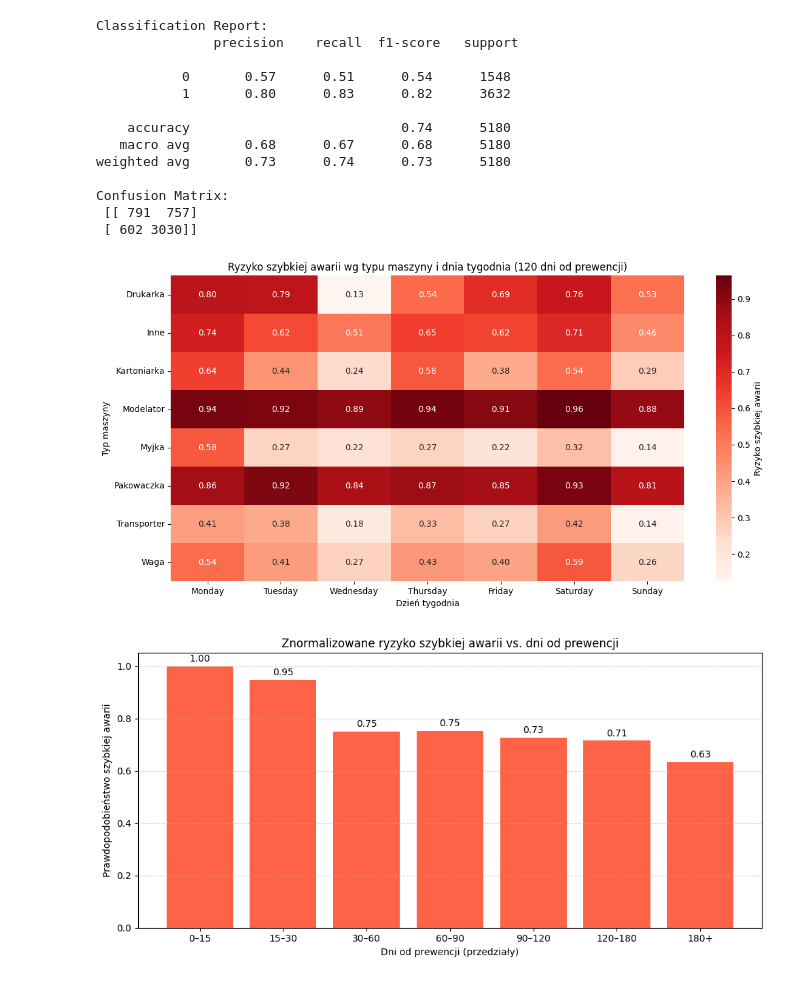
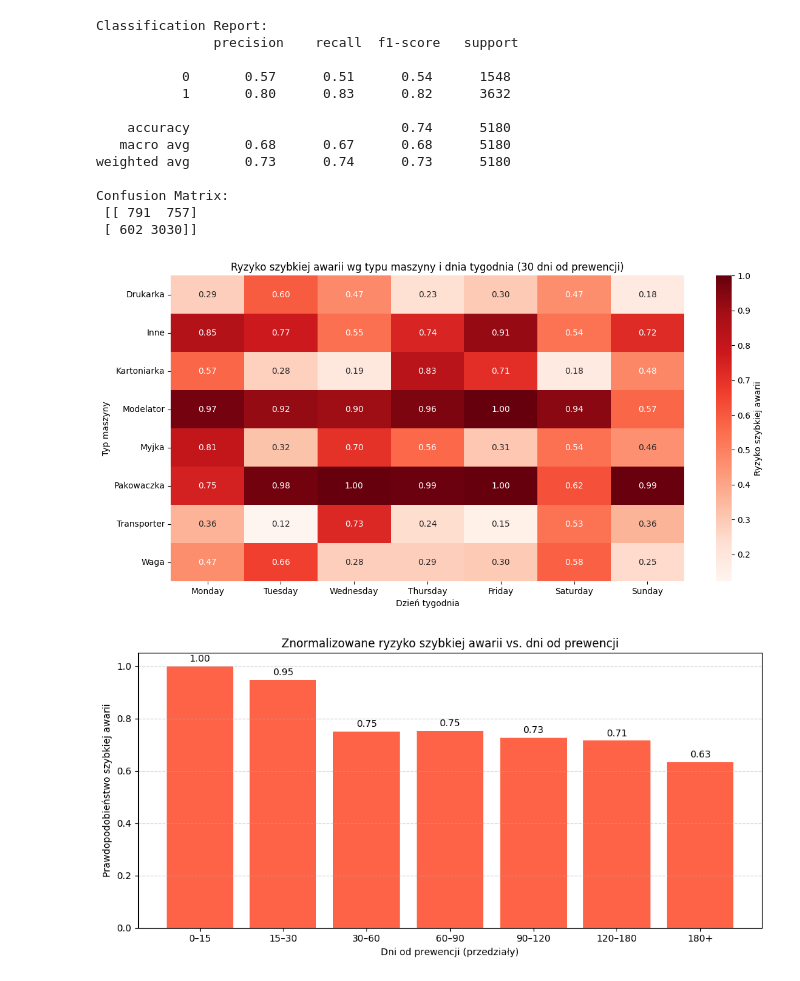
Before and after one commit to klaudiaban/ferrero, a Jupyter notebook: sapmaintance_preventive.ipynb, the cells around one changed output. Drawn from its saved outputs; the diff is of its cells as text; code cells hidden in the pictures.

```diff
--- a/sapmaintance_preventive.ipynb
+++ b/sapmaintance_preventive.ipynb
@@ -118,36 +118,36 @@ df_failures["Typ_maszyny"] = df_failures["Typ_maszyny"].fillna("Inne")
 model_df = df_failures.dropna(subset=["Dni_od_ostatniej_prewencji", "Dzien_tygodnia", "Priorytet", "Typ_maszyny"])
 X = pd.get_dummies(model_df[["Typ_maszyny", "Dzien_tygodnia", "Priorytet", "Dni_od_ostatniej_prewencji"]])
 y = model_df["Target_szybko_awaria"]
 
 X_train, X_test, y_train, y_test = train_test_split(X, y, stratify=y, test_size=0.2, random_state=42)
 rf_model = RandomForestClassifier(random_state=42)
 rf_model.fit(X_train, y_train)
 
 top_types = model_df["Typ_maszyny"].value_counts().head(8).index.tolist()
 days = ["Monday", "Tuesday", "Wednesday", "Thursday", "Friday", "Saturday", "Sunday"]
 priority = "Brak"
-prevention_days = 120
+prevention_days = 30
 
 test_df = pd.DataFrame(itertools.product(top_types, days), columns=["Typ_maszyny", "Dzien_tygodnia"])
 test_df["Priorytet"] = priority
 test_df["Dni_od_ostatniej_prewencji"] = prevention_days
 
 test_encoded = pd.get_dummies(test_df)
 test_encoded = test_encoded.reindex(columns=X.columns, fill_value=0)
-test_df["Prawdopodobieństwo_szybkiej_awarii"] = model.predict_proba(test_encoded)[:, 1]
+test_df["Prawdopodobieństwo_szybkiej_awarii"] = rf_model.predict_proba(test_encoded)[:, 1]
 
 pivot = test_df.pivot(index="Typ_maszyny", columns="Dzien_tygodnia", values="Prawdopodobieństwo_szybkiej_awarii")
 pivot = pivot[["Monday", "Tuesday", "Wednesday", "Thursday", "Friday", "Saturday", "Sunday"]]
 
 plt.figure(figsize=(12, 6))
 sns.heatmap(pivot, annot=True, fmt=".2f", cmap="Reds", cbar_kws={'label': 'Ryzyko szybkiej awarii'})
 plt.title(f"Ryzyko szybkiej awarii wg typu maszyny i dnia tygodnia ({prevention_days} dni od prewencji)")
 plt.xlabel("Dzień tygodnia")
 plt.ylabel("Typ maszyny")
 plt.tight_layout()
 plt.show()
 # %% [output]
-[figure, old version]
+[figure, new version]
 # %%
 import pandas as pd
 import matplotlib.pyplot as plt
```
Also changed, not shown: parts of 2 cells of this notebook, 2 other files.
